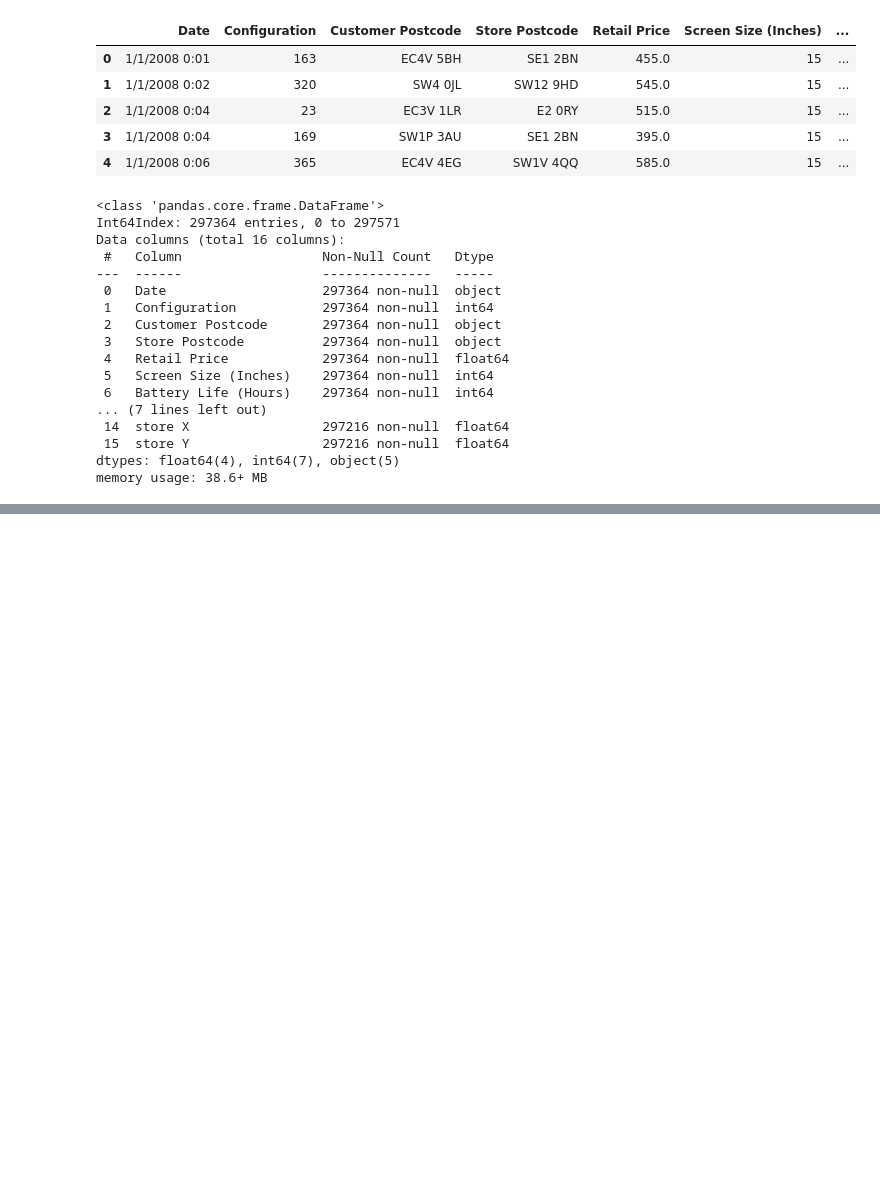
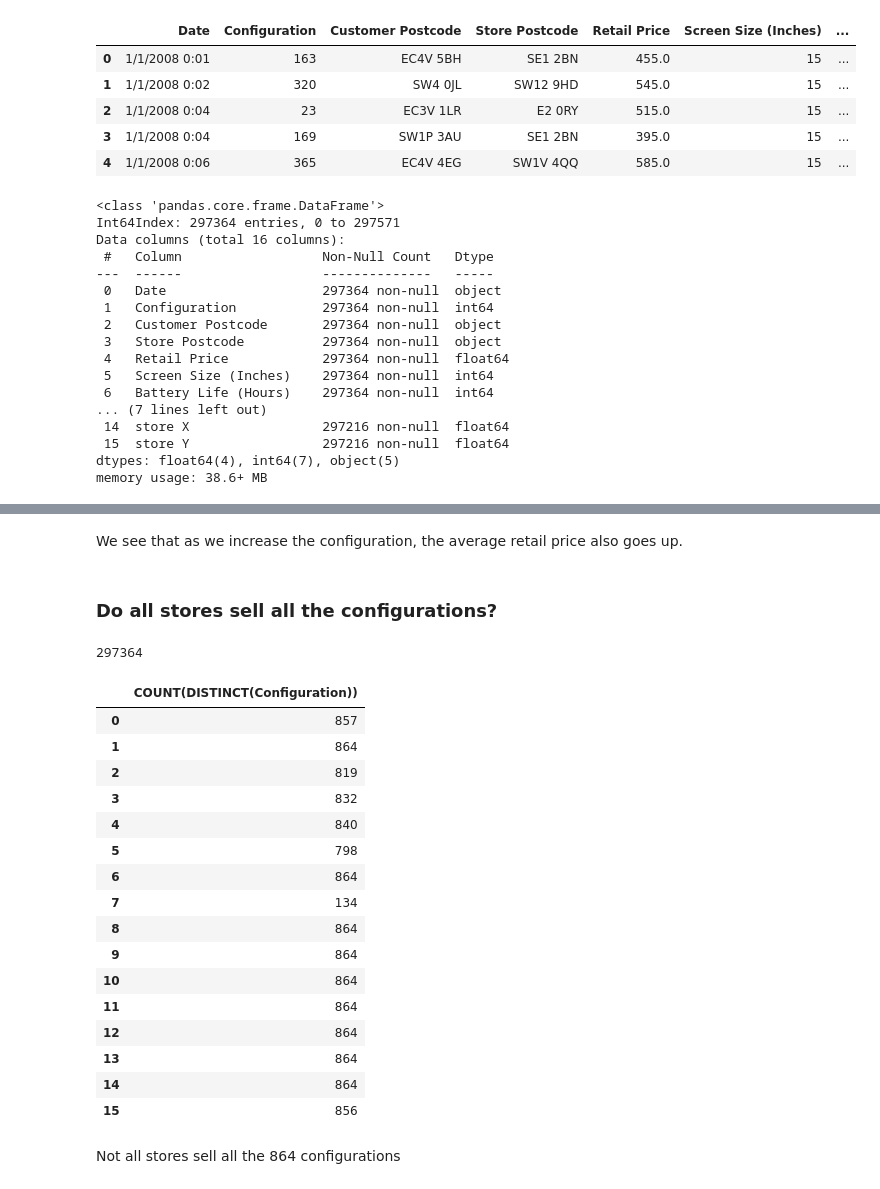
Before and after one commit to aaditkamat/analytics-projects, a Jupyter notebook: Notebooks/Laptop Sales.ipynb, the cells around one changed output, grey strips where cells are left out. Saved outputs shown, nothing was run; the diff lists cells and outputs as text; code cells hidden in the pictures; blank space fills up the shorter version.

```diff
--- a/Notebooks/Laptop Sales.ipynb
+++ b/Notebooks/Laptop Sales.ipynb
@@ -59,0 +76,36 @@ plt.show()
+# %% [markdown]
+We see that as we increase the configuration, the average retail price also goes up.
+# %% [markdown]
+### Do all stores sell all the configurations?
+# %%
+engine = create_engine('sqlite://')
+laptop_sales_df.to_sql('laptop_sales', con=engine)
+# %% [output]
+297364
+# %%
+query = """
+SELECT COUNT(DISTINCT(Configuration))
+FROM laptop_sales
+GROUP BY `Store Postcode`
+"""
+pd.read_sql(query, engine)
+# %% [output]
+|  | COUNT(DISTINCT(Configuration)) |
+| 0 | 857 |
+| 1 | 864 |
+| 2 | 819 |
+| 3 | 832 |
+| 4 | 840 |
+| 5 | 798 |
+| 6 | 864 |
+| 7 | 134 |
+| 8 | 864 |
+| 9 | 864 |
+| 10 | 864 |
+| 11 | 864 |
+| 12 | 864 |
+| 13 | 864 |
+| 14 | 864 |
+| 15 | 856 |
+# %% [markdown]
+Not all stores sell all the 864 configurations
```
Also changed, not shown: parts of 7 cells of this notebook.
